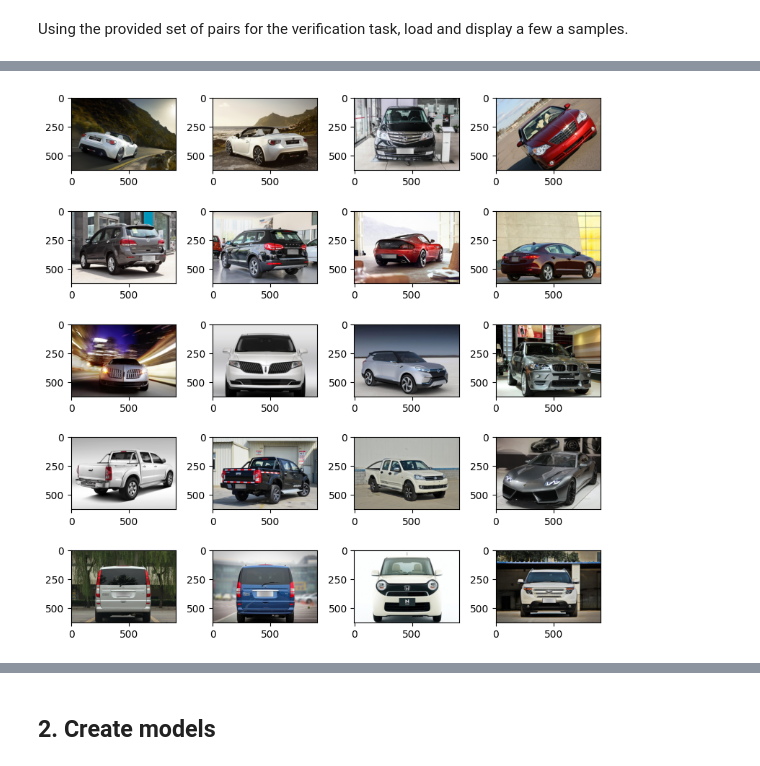
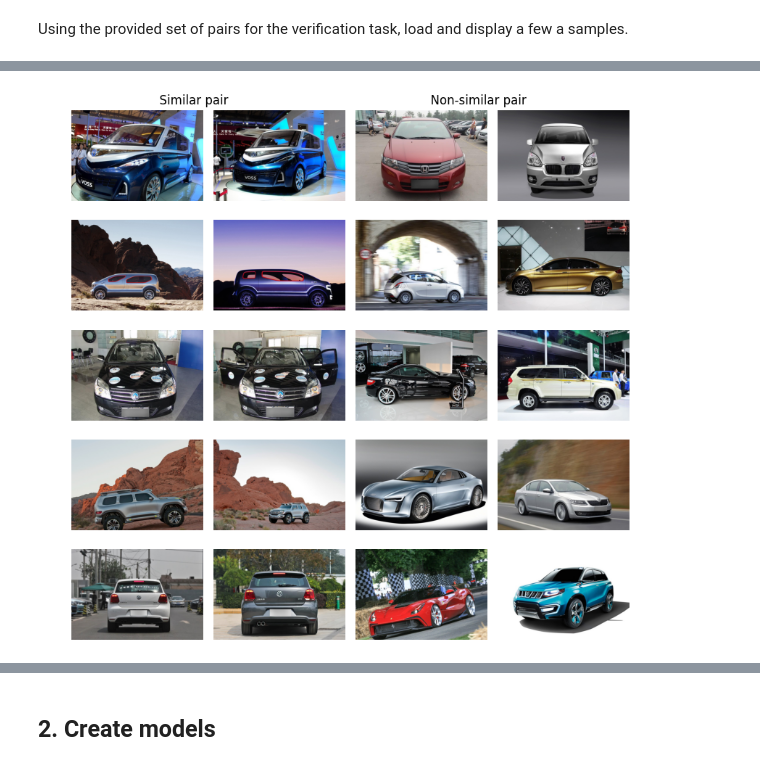
Before and after one commit to StefanoMeAn/Cars-classification-and-verification, a Jupyter notebook: L02_ModelCreation.ipynb, the cells around one changed output, grey strips where cells are left out. Drawn from its saved outputs; the diff is of its cells as text; code cells hidden in the pictures.

```diff
--- a/L02_ModelCreation.ipynb
+++ b/L02_ModelCreation.ipynb
@@ -54,26 +46,32 @@ similar_pairs
 # %%
 PATH_TO_IMAGE = os.path.join(DATASET, "image")
 nonsimilar_pairs = PAIRS_EASY[PAIRS_EASY["similarity"] == 0]
 similar_pairs = PAIRS_EASY[PAIRS_EASY["similarity"] == 1]
 
 n_samples = 5
 fig, axis = plt.subplots(n_samples, 4, figsize = (8,8))
+axis[0,0].set_title("                              Similar pair")
+axis[0,2].set_title("                              Non-similar pair")
+
+
 
 for idx in range(n_samples):
     # Take a random number.
     r_number = np.random.randint(0, 10000)
+
     # Draw images with similarity 1
     image_1 = os.path.join(PATH_TO_IMAGE, similar_pairs["image1"].iloc[r_number])
     image_2 = os.path.join(PATH_TO_IMAGE, similar_pairs["image2"].iloc[r_number])
-    axis[idx,0].imshow(cv2.cvtColor(cv2.imread(image_1), cv2.COLOR_BGR2RGB))
-    axis[idx,1].imshow(cv2.cvtColor(cv2.imread(image_2), cv2.COLOR_BGR2RGB))
+    axis[idx,0].imshow(cv2.cvtColor(cv2.imread(image_1), cv2.COLOR_BGR2RGB)), axis[idx,0].axis("off")
+    axis[idx,1].imshow(cv2.cvtColor(cv2.imread(image_2), cv2.COLOR_BGR2RGB)), axis[idx,1].axis("off")
+
 
     # Draw images with similarity 0
     image_1n = os.path.join(PATH_TO_IMAGE, nonsimilar_pairs["image1"].iloc[r_number])
     image_2n = os.path.join(PATH_TO_IMAGE, nonsimilar_pairs["image2"].iloc[r_number])
-    axis[idx,2].imshow(cv2.cvtColor(cv2.imread(image_1n), cv2.COLOR_BGR2RGB))
-    axis[idx,3].imshow(cv2.cvtColor(cv2.imread(image_2n), cv2.COLOR_BGR2RGB))
+    axis[idx,2].imshow(cv2.cvtColor(cv2.imread(image_1n), cv2.COLOR_BGR2RGB)), axis[idx,2].axis("off")
+    axis[idx,3].imshow(cv2.cvtColor(cv2.imread(image_2n), cv2.COLOR_BGR2RGB)), axis[idx,3].axis("off")
 
 plt.tight_layout()
 # %% [output]
-[figure, old version]
+[figure, new version]
```
Also changed, not shown: parts of 17 cells of this notebook, 1 other file.
